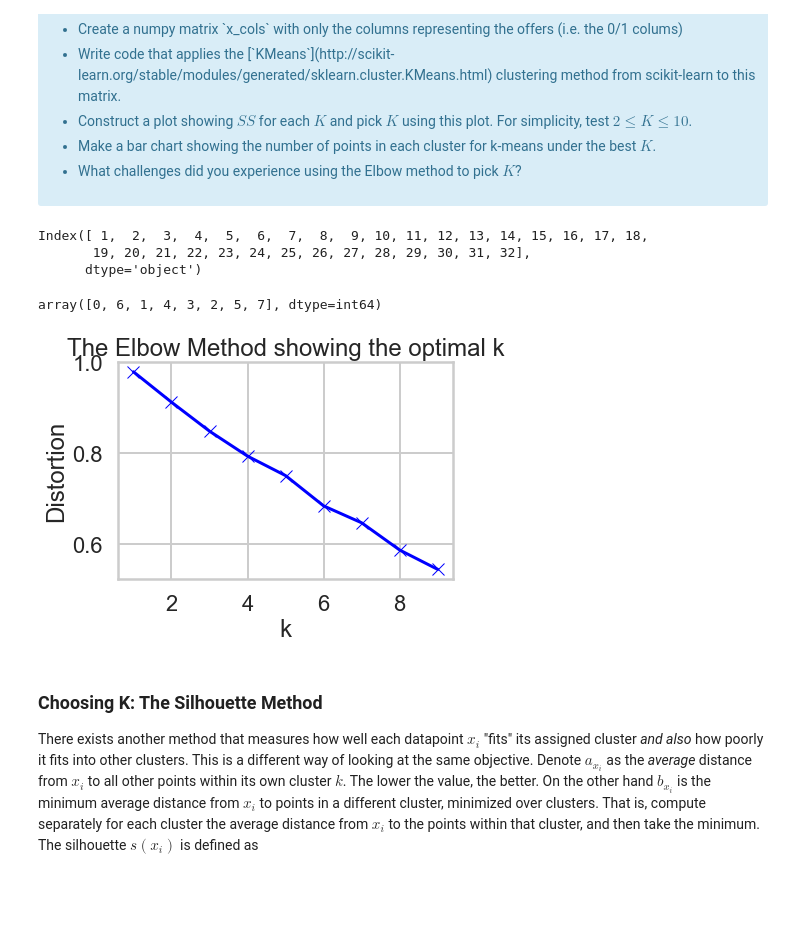
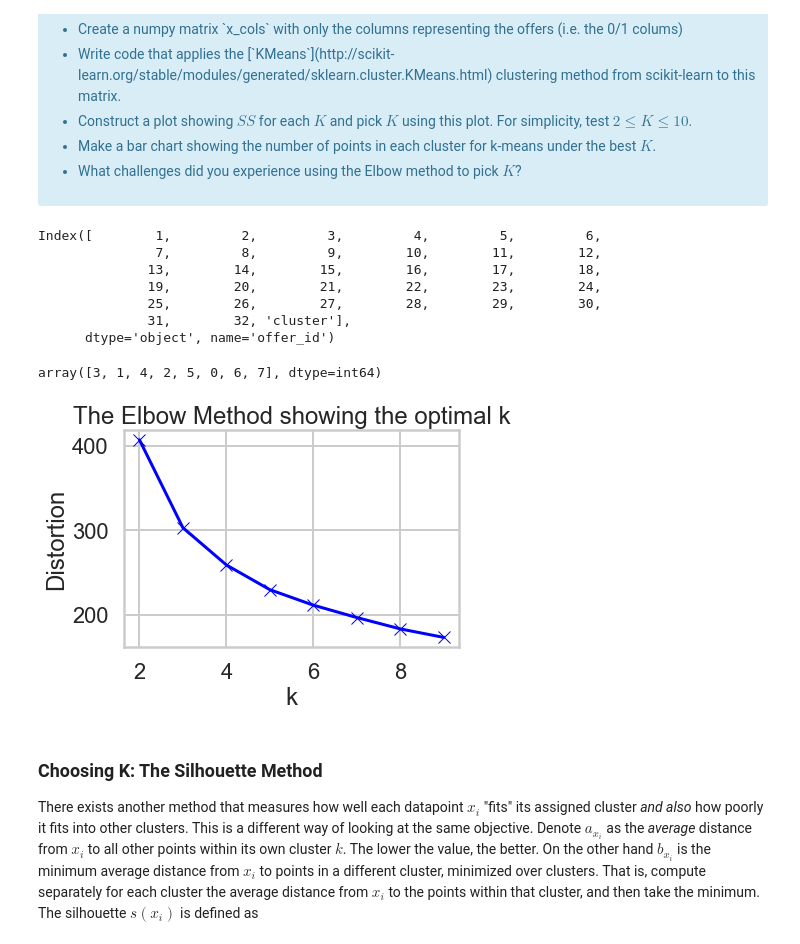
Before and after one commit to DefoeCheung/Projects, a Jupyter notebook: Mini_Project_Clustering.ipynb, the cells around one changed output. Cells and saved outputs as stored; diff of their text form; code cells hidden in the pictures; blank space fills up the shorter version.

```diff
--- a/Mini_Project_Clustering.ipynb
+++ b/Mini_Project_Clustering.ipynb
@@ -104,0 +68,3 @@ df_transac.head()
+# %%
+df = pd.merge(df_transactions, df_offers, on='offer_id')
+df.head()
@@ -104,0 +78,4 @@ df_transac.head()
+# %%
+table = df.pivot_table(index='customer_name', columns = 'offer_id',values='n')
+table = table.fillna(0).reset_index()
+table.head()
@@ -104,0 +90,10 @@ df_transac.head()
+# %%
+from sklearn.cluster import KMeans
+from sklearn import metrics
+from scipy.spatial.distance import cdist
+import numpy as np
+import matplotlib.pyplot as plt
+
+cluster = KMeans(n_clusters=8)
+table['cluster'] = cluster.fit_predict(table[table.columns[2:]])
+table.tail()
@@ -104,0 +108,3 @@ df_transac.head()
+# %%
+offer = table.iloc[:,1:32].copy()
+offer.head()
@@ -130,45 +144,42 @@ where $x_i$ is a point, $C_k$ represents cluster $k$ and $\mu_k$ is the centroid
 </div>
 # %%
 # your turn
-x_cols = df_transac.columns[1:]
+x_cols = table.columns[1:]
 x_cols
 # %% [output]
-Index([ 1,  2,  3,  4,  5,  6,  7,  8,  9, 10, 11, 12, 13, 14, 15, 16, 17, 18,
-       19, 20, 21, 22, 23, 24, 25, 26, 27, 28, 29, 30, 31, 32],
-      dtype='object')
+Index([        1,         2,         3,         4,         5,         6,
+               7,         8,         9,        10,        11,        12,
+              13,        14,        15,        16,        17,        18,
+              19,        20,        21,        22,        23,        24,
+              25,        26,        27,        28,        29,        30,
+              31,        32, 'cluster'],
+      dtype='object', name='offer_id')
 # %%
 from sklearn.cluster import KMeans
 
 kmeans = KMeans(n_clusters=8)
-df_transac['cluster'] = kmeans.fit_predict(dummy)
-df_transac['cluster'].unique()
+table['cluster'] = kmeans.fit_predict(offer)
+table['cluster'].unique()
 # %% [output]
-array([0, 6, 1, 4, 3, 2, 5, 7], dtype=int64)
+array([3, 1, 4, 2, 5, 0, 6, 7], dtype=int64)
 # %%
-from sklearn.cluster import KMeans
-from sklearn import metrics
-from scipy.spatial.distance import cdist
-import numpy as np
-import matplotlib.pyplot as plt
-
-
 
 # k means determine k
 distortions = []
-K = range(1,10)
+K = range(2,10)
 for k in K:
-    kmeanModel = KMeans(n_clusters=k).fit(dummy)
-    kmeanModel.fit(dummy)
-    distortions.append(sum(np.min(cdist(dummy, kmeanModel.cluster_centers_, 'euclidean'), axis=1)) / dummy.shape[0])
-
+    kmeanModel = KMeans(n_clusters=k).fit(offer)
+    kmeanModel.fit(offer)
+    #distortions.append(sum(np.min(cdist(offer, kmeanModel.cluster_centers_, 'euclidean'), axis=1)) / offer.shape[0])
+    distortions.append(kmeanModel.inertia_)
 # Plot the elbow
 plt.plot(K, distortions, 'bx-')
 plt.xlabel('k')
 plt.ylabel('Distortion')
 plt.title('The Elbow Method showing the optimal k')
 plt.show()
 # %% [output]
-[figure, old version]
+[figure, new version]
 # %% [markdown]
 ### Choosing K: The Silhouette Method
 
```
Also changed, not shown: parts of 17 cells of this notebook.
